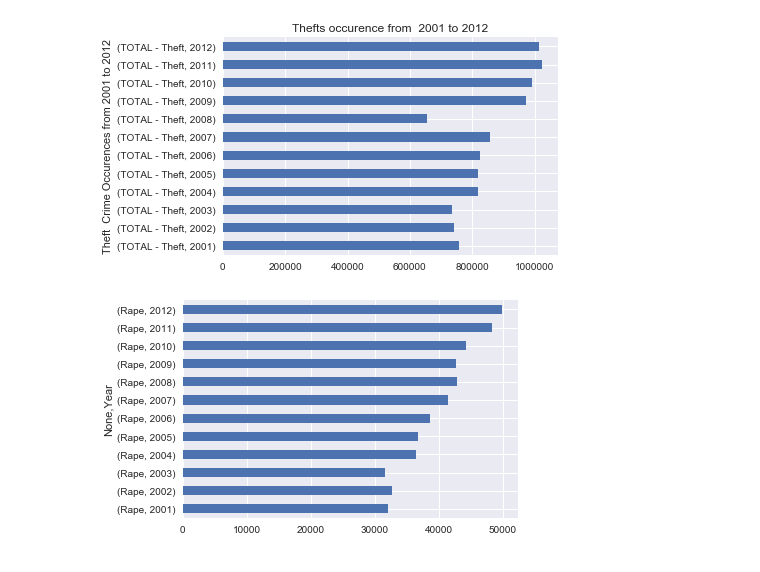
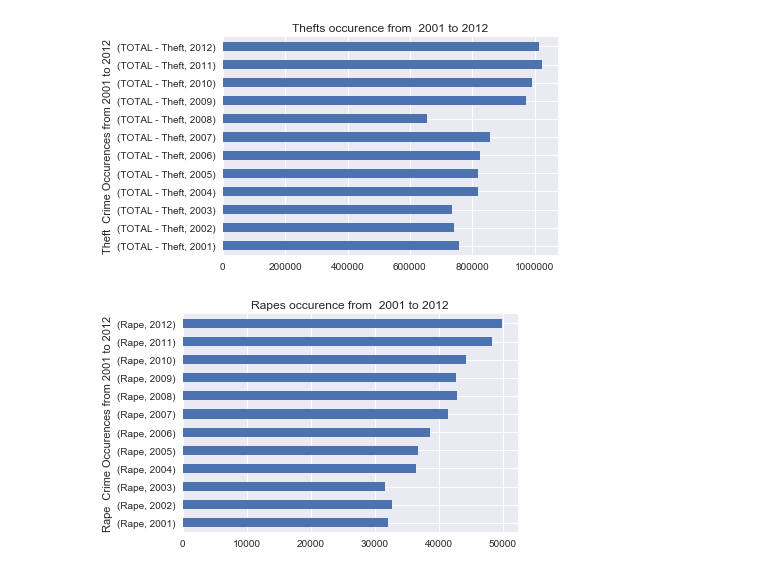
Before and after one commit to 23sanj/data_incubator_challenge, a Jupyter notebook: plot1.ipynb, the cells around one changed output. Drawn from its saved outputs; the diff is of its cells as text; code cells hidden in the pictures.

```diff
--- a/plot1.ipynb
+++ b/plot1.ipynb
@@ -19,12 +19,12 @@ plt.show()
 [figure]
 # %%
 #Crime against women
-file2='/Users/sanjana/Desktop/crime/42_District_wise_crimes_committed_against_women_2001_2012.csv'
+file2='/Users/sanjana/Desktop/project/crime/42_District_wise_crimes_committed_against_women_2001_2012.csv'
 df = pd.read_csv(file2)
 crimeDf2=df[['Rape','Year']].groupby(['Year']).sum()
 ct=crimeDf2.unstack(0).plot.barh()
-ct.set_ylabel('Theft  Crime Occurences from 2001 to 2012')
-ct.set_title('Thefts occurence from  2001 to 2012')
+ct.set_ylabel('Rape  Crime Occurences from 2001 to 2012')
+ct.set_title('Rapes occurence from  2001 to 2012')
 plt.show()
 # %% [output]
-[figure, old version]
+[figure, new version]
```
Also changed, not shown: 1 other file.
